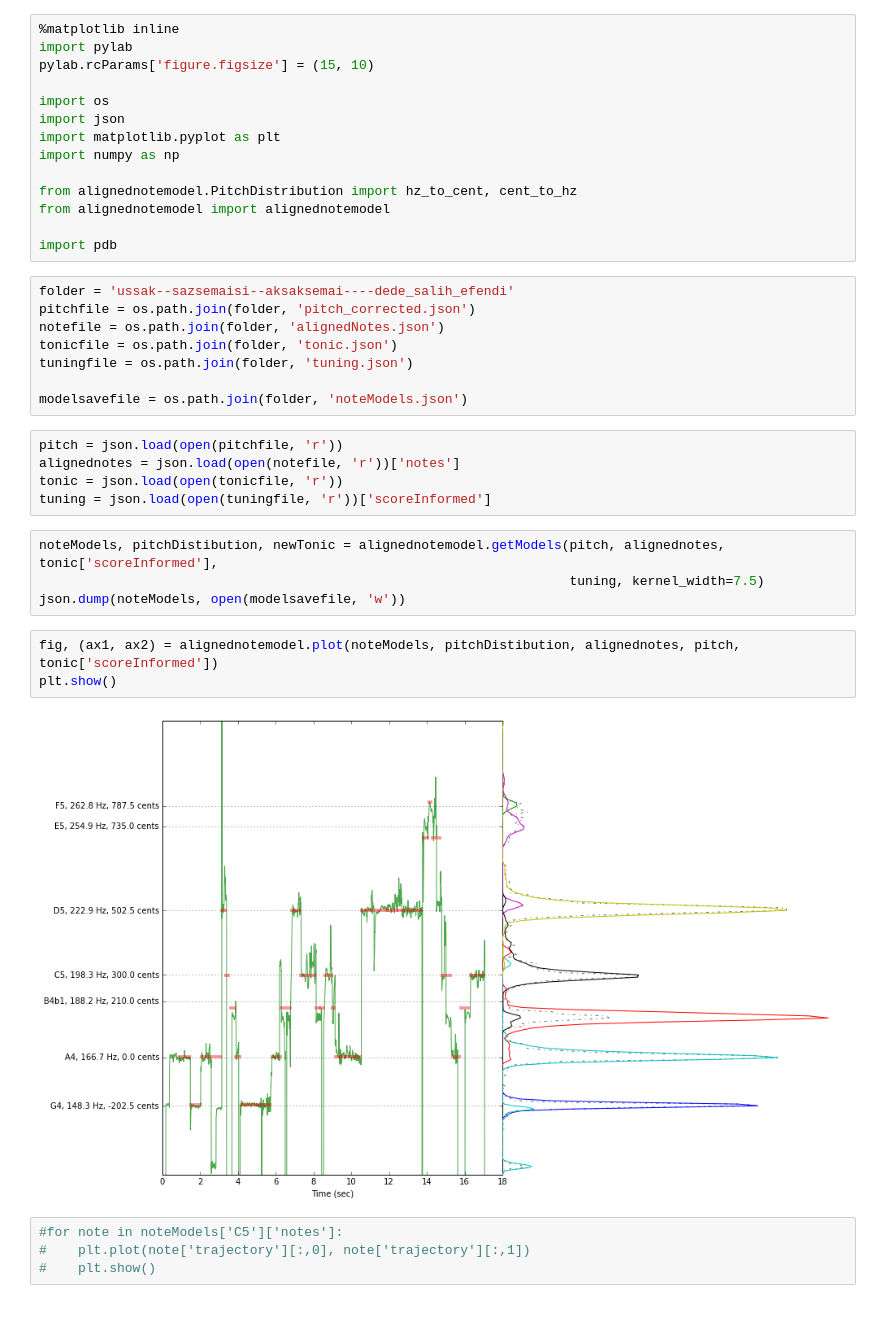
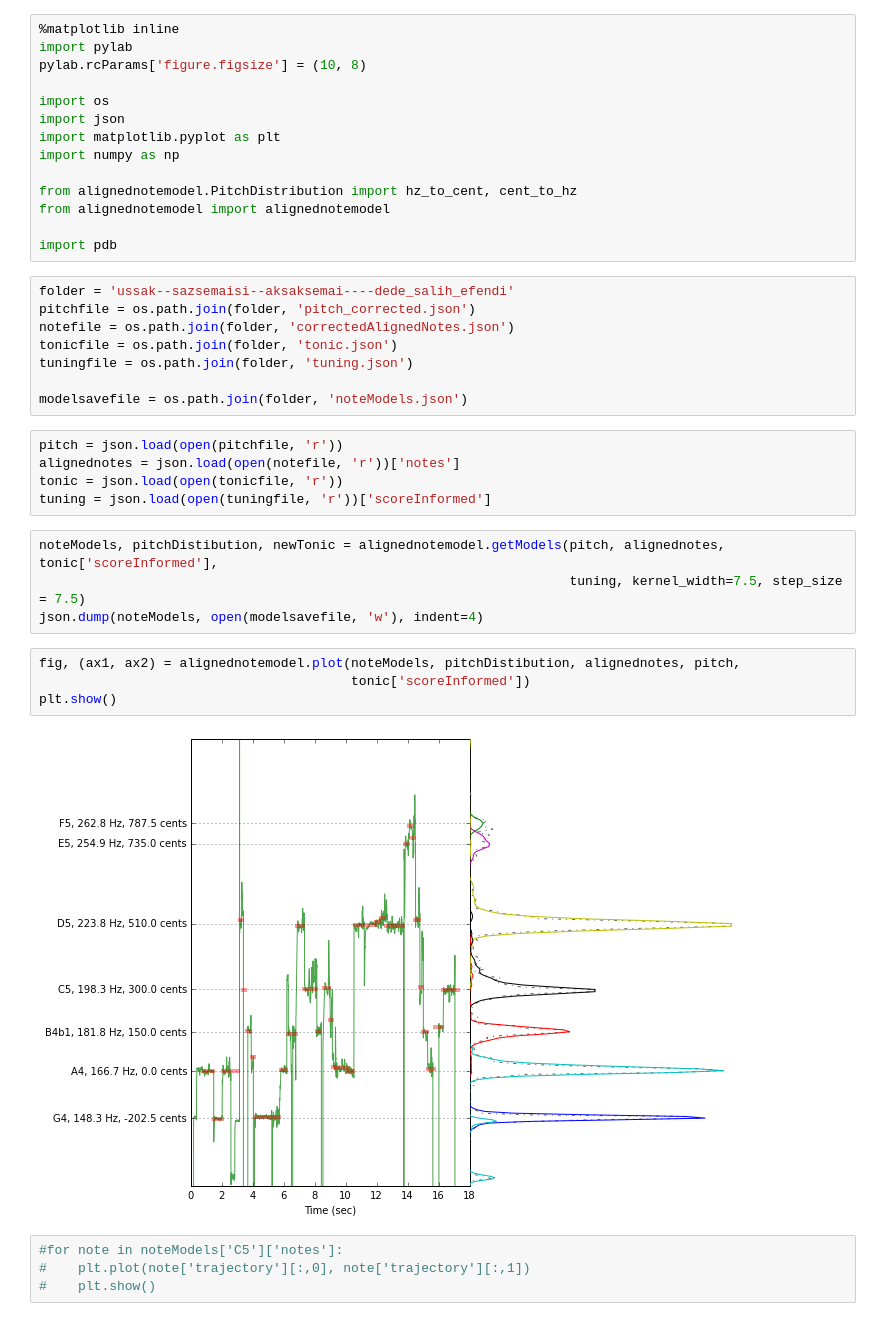
Before and after one commit to sertansenturk/alignednotemodel, a Jupyter notebook: noteModel.ipynb, the cells around one changed output. Drawn from its saved outputs; the diff is of its cells as text.

Commit message:
Improved and simplified stable pitch picking

```diff
--- a/noteModel.ipynb
+++ b/noteModel.ipynb
@@ -1,7 +1,7 @@
 # %%
 %matplotlib inline
 import pylab
-pylab.rcParams['figure.figsize'] = (15, 10)
+pylab.rcParams['figure.figsize'] = (10, 8)
 
 import os
 import json
@@ -15,7 +15,7 @@ import pdb
 # %%
 folder = 'ussak--sazsemaisi--aksaksemai----dede_salih_efendi'
 pitchfile = os.path.join(folder, 'pitch_corrected.json')
-notefile = os.path.join(folder, 'alignedNotes.json')
+notefile = os.path.join(folder, 'correctedAlignedNotes.json')
 tonicfile = os.path.join(folder, 'tonic.json')
 tuningfile = os.path.join(folder, 'tuning.json')
 
@@ -27,13 +27,14 @@ tonic = json.load(open(tonicfile, 'r'))
 tuning = json.load(open(tuningfile, 'r'))['scoreInformed']
 # %%
 noteModels, pitchDistibution, newTonic = alignednotemodel.getModels(pitch, alignednotes, tonic['scoreInformed'],
-                                                                    tuning, kernel_width=7.5)
-json.dump(noteModels, open(modelsavefile, 'w'))
+                                                                    tuning, kernel_width=7.5, step_size = 7.5)
+json.dump(noteModels, open(modelsavefile, 'w'), indent=4)
 # %%
-fig, (ax1, ax2) = alignednotemodel.plot(noteModels, pitchDistibution, alignednotes, pitch, tonic['scoreInformed'])
+fig, (ax1, ax2) = alignednotemodel.plot(noteModels, pitchDistibution, alignednotes, pitch,
+                                        tonic['scoreInformed'])
 plt.show()
 # %% [output]
-[figure, old version]
+[figure, new version]
 # %%
 #for note in noteModels['C5']['notes']:
 #    plt.plot(note['trajectory'][:,0], note['trajectory'][:,1])
```
Also changed, not shown: 4 other files.
